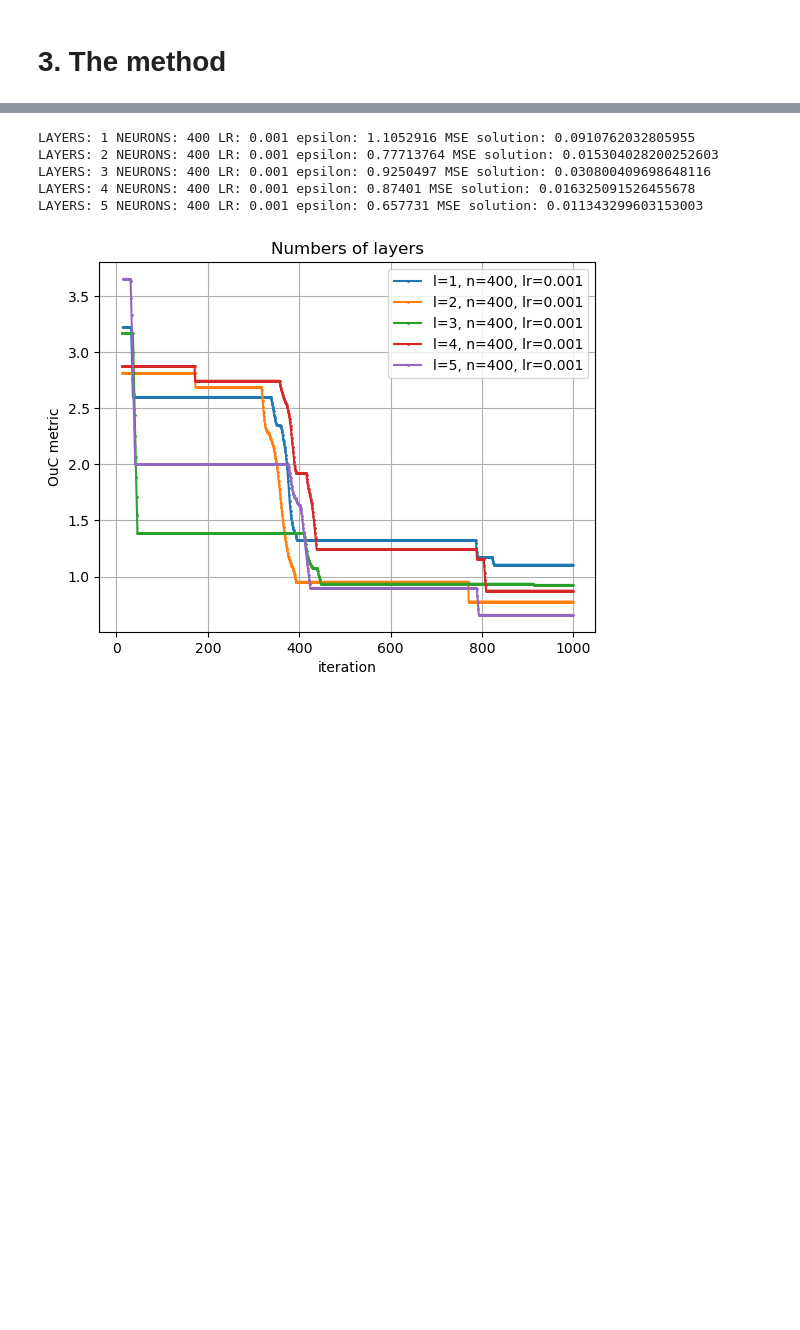
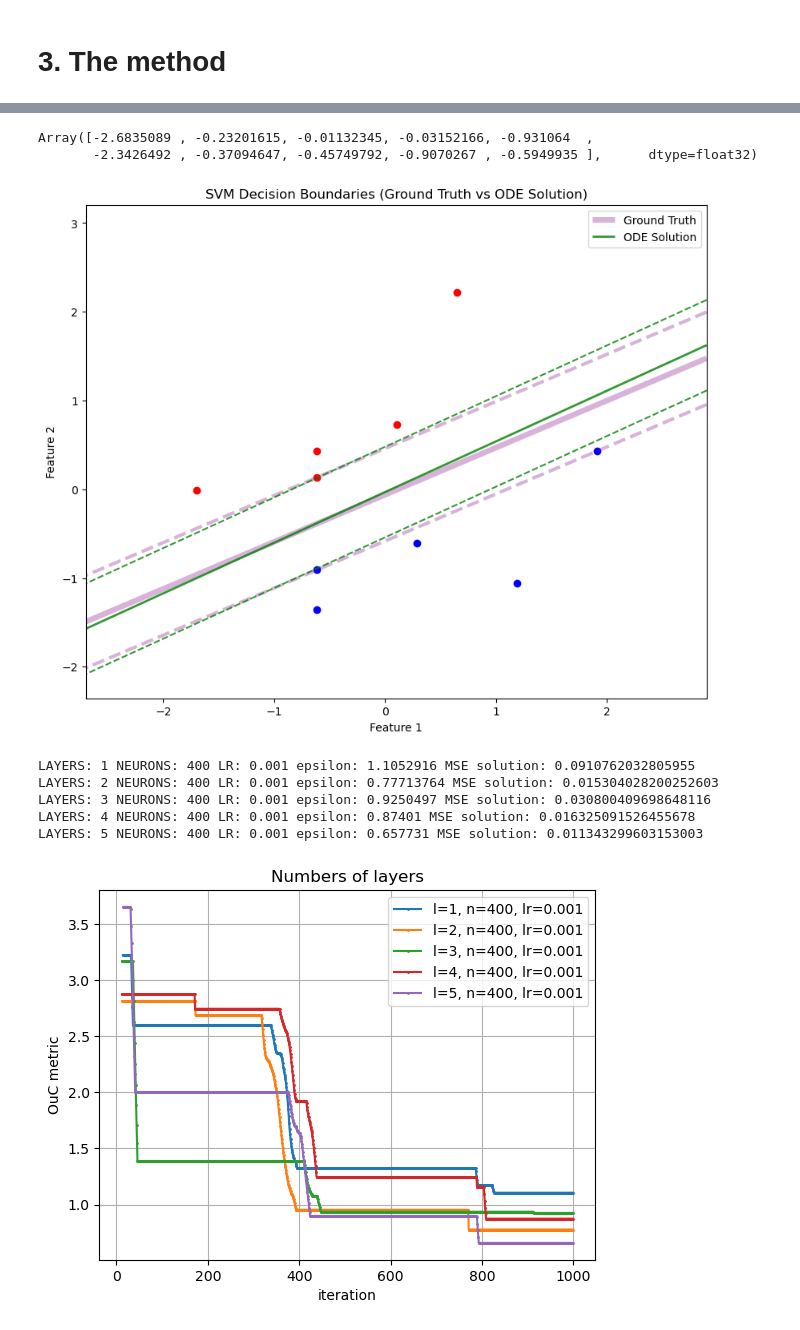
Before and after one commit to vedovati-matteo/master-thesis, a Jupyter notebook: code/svm_test/SVM_hard_2_10.ipynb, the cells around one changed output, grey strips where cells are left out. Drawn from its saved outputs; the diff is of its cells as text; code cells hidden in the pictures; blank space fills up the shorter version.

```diff
--- a/code/svm_test/SVM_hard_2_10.ipynb
+++ b/code/svm_test/SVM_hard_2_10.ipynb
@@ -635,0 +692,11 @@ def get_error(r):
+# %%
+res = net(torch.tensor([T]).cuda()).cpu().detach().numpy()
+# %%
+g(res[:nx])
+# %% [output]
+Array([-2.6835089 , -0.23201615, -0.01132345, -0.03152166, -0.931064  ,
+       -2.3426492 , -0.37094647, -0.45749792, -0.9070267 , -0.5949935 ],      dtype=float32)
+# %%
+plot_svm_decision_boundary_confrontation(selected_X, selected_y, w_ode, b_ode, res[:data_X.shape[1]], res[data_X.shape[1]], 0, 1)
+# %% [output]
+[figure, added]
```
Also changed, not shown: parts of 23 cells of this notebook, 11 other files.
